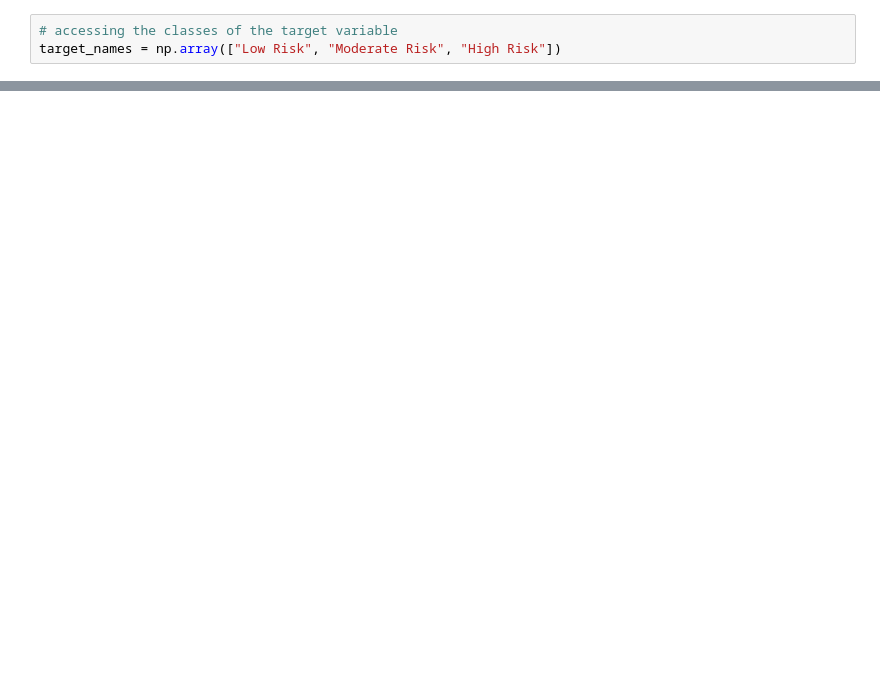
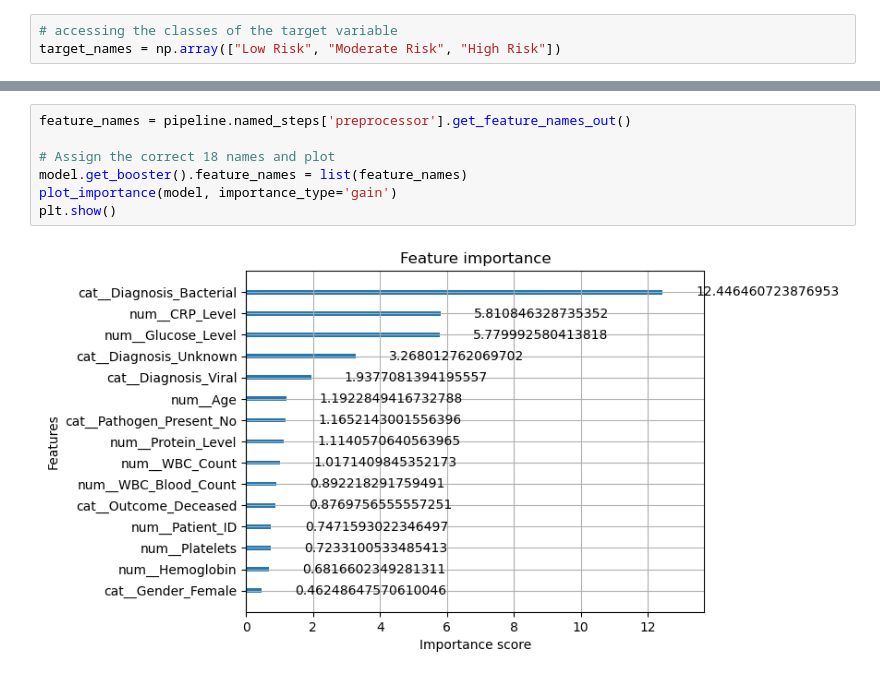
Before and after one commit to Daniel-Tetteh/Machine-Learning-Models, a Jupyter notebook: Meningitis Prediction Model.ipynb, the cells around one changed output, grey strips where cells are left out. Saved outputs shown, nothing was run; the diff lists cells and outputs as text; blank space fills up the shorter version.

```diff
--- a/Meningitis Prediction Model.ipynb
+++ b/Meningitis Prediction Model.ipynb
@@ -355,0 +354,9 @@ plt.show()
+# %%
+feature_names = pipeline.named_steps['preprocessor'].get_feature_names_out()
+
+# Assign the correct 18 names and plot
+model.get_booster().feature_names = list(feature_names)
+plot_importance(model, importance_type='gain')
+plt.show()
+# %% [output]
+[figure, added]
```
Also changed, not shown: parts of 5 cells of this notebook.
